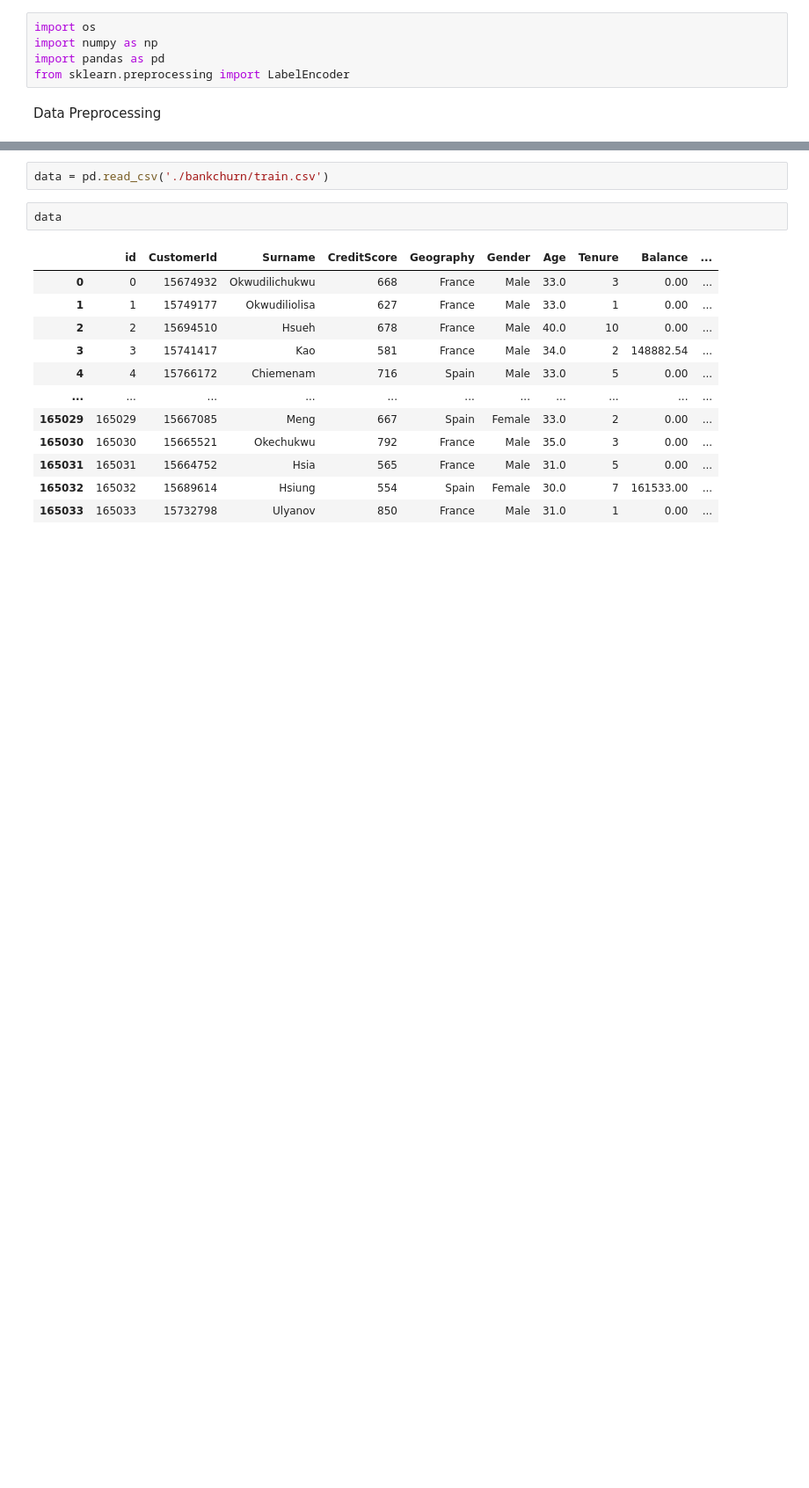
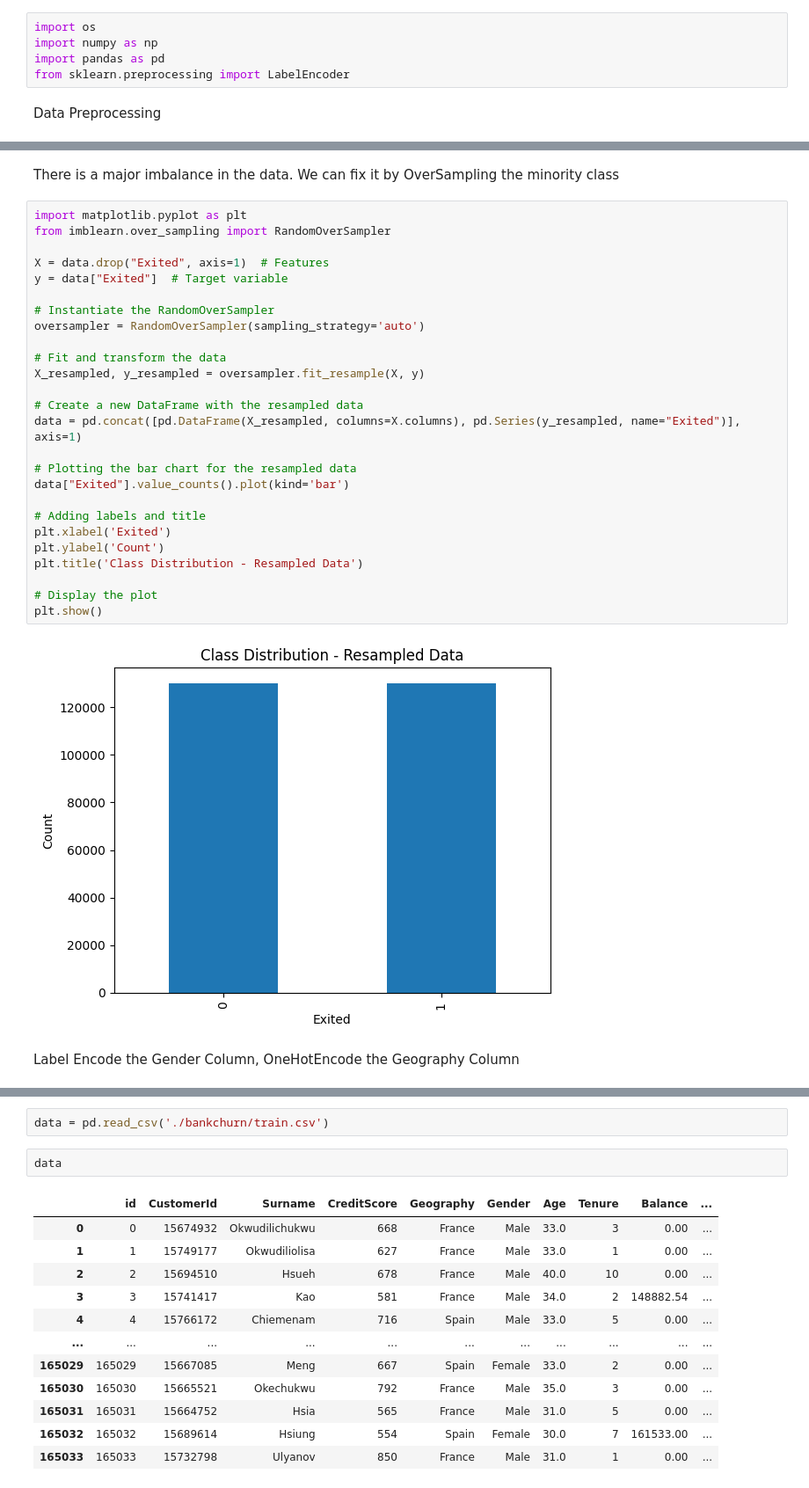
Before and after one commit to Sankalpd19/Customer-Churn-Prediction, a Jupyter notebook: bankchurn.ipynb, the cells around one changed output, grey strips where cells are left out. Shown at 88% size. Cells and saved outputs as stored; diff of their text form; blank space fills up the shorter version.

```diff
--- a/bankchurn.ipynb
+++ b/bankchurn.ipynb
@@ -7,0 +55,32 @@ Data Preprocessing
+# %% [markdown]
+There is a major imbalance in the data. We can fix it by OverSampling the minority class
+# %%
+import matplotlib.pyplot as plt
+from imblearn.over_sampling import RandomOverSampler
+
+X = data.drop("Exited", axis=1)  # Features
+y = data["Exited"]  # Target variable
+
+# Instantiate the RandomOverSampler
+oversampler = RandomOverSampler(sampling_strategy='auto')
+
+# Fit and transform the data
+X_resampled, y_resampled = oversampler.fit_resample(X, y)
+
+# Create a new DataFrame with the resampled data
+data = pd.concat([pd.DataFrame(X_resampled, columns=X.columns), pd.Series(y_resampled, name="Exited")], axis=1)
+
+# Plotting the bar chart for the resampled data
+data["Exited"].value_counts().plot(kind='bar')
+
+# Adding labels and title
+plt.xlabel('Exited')
+plt.ylabel('Count')
+plt.title('Class Distribution - Resampled Data')
+
+# Display the plot
+plt.show()
+# %% [output]
+[figure, added]
+# %% [markdown]
+Label Encode the Gender Column, OneHotEncode the Geography Column
```
Also changed, not shown: parts of 15 cells of this notebook.
